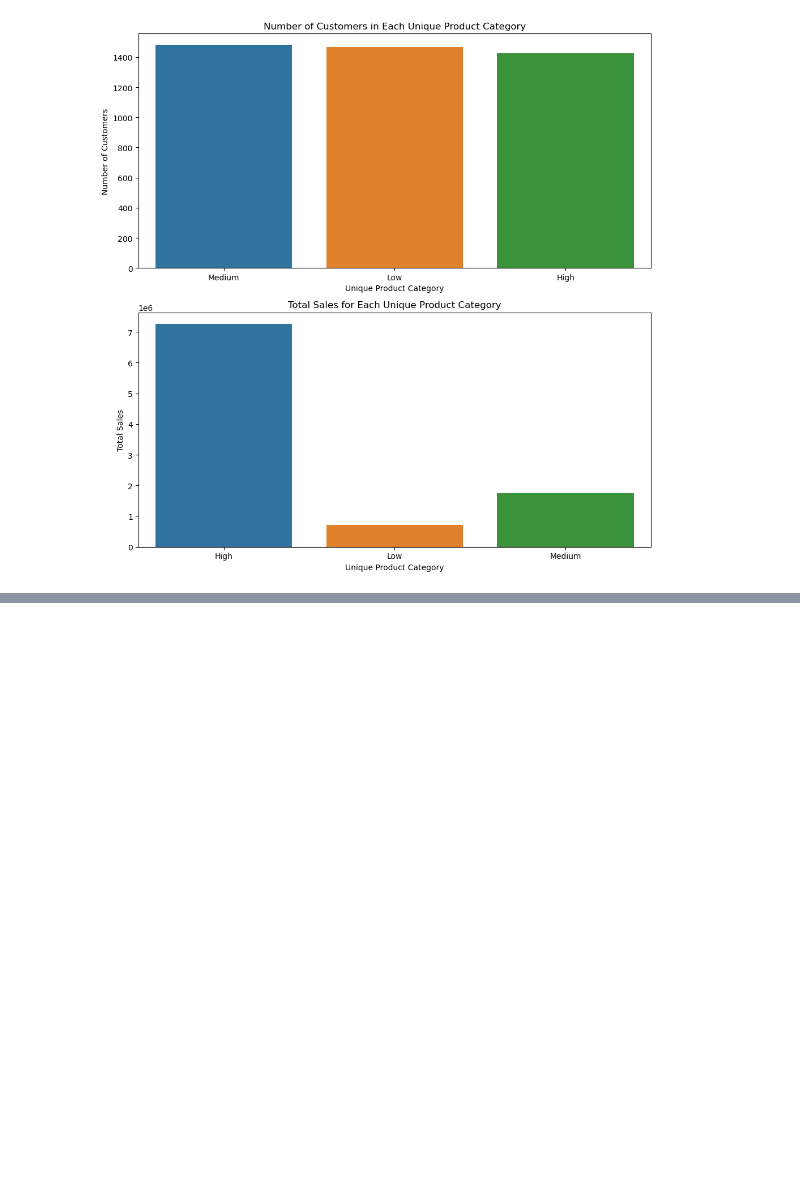
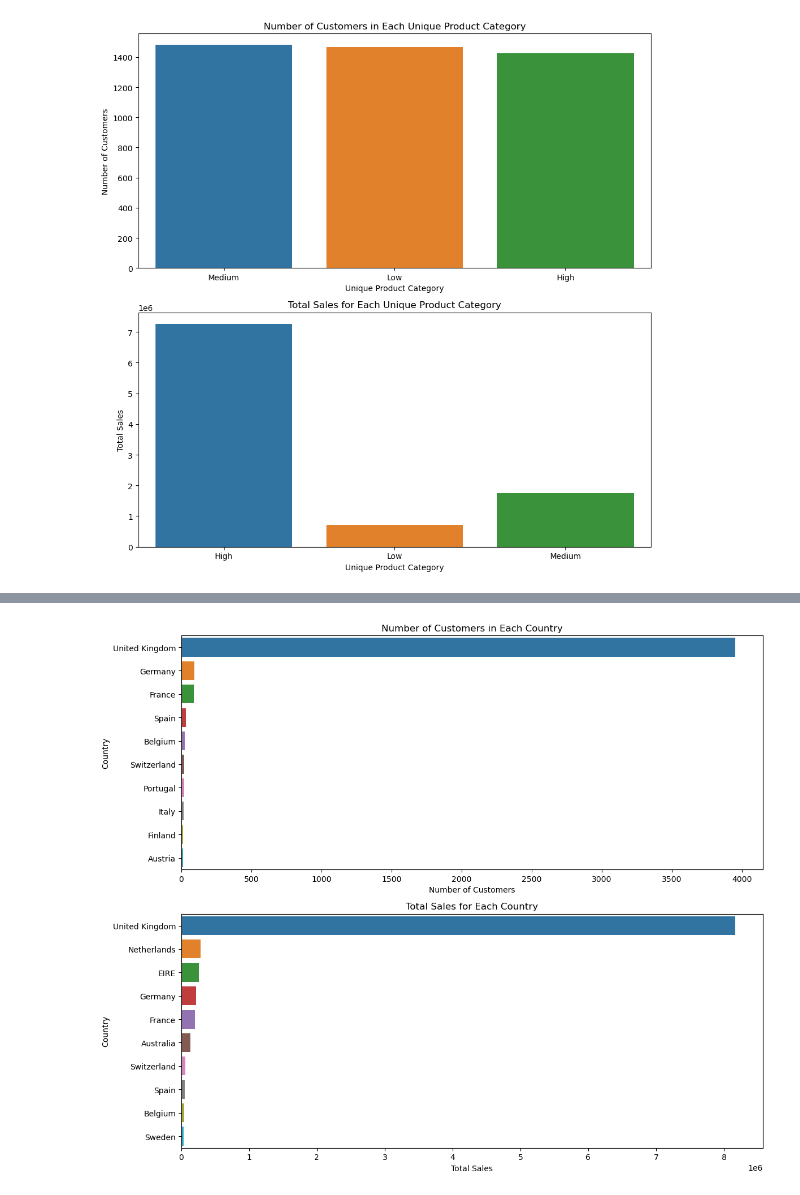
Before and after one commit to raj-rajat/E-Commerce-Analysis---UK, a Jupyter notebook: e-commerce-analysis-uk.ipynb, the cells around one changed output, grey strips where cells are left out. Drawn from its saved outputs; the diff is of its cells as text; code cells hidden in the pictures; blank space fills up the shorter version.

```diff
--- a/e-commerce-analysis-uk.ipynb
+++ b/e-commerce-analysis-uk.ipynb
@@ -808,3 +810,17 @@ plt.tight_layout()
 plt.show()
 # %% [output]
 [figure]
+# %%
+# Calculate the number of customers and total sales in each country
+country_data = df.groupby('Country').agg({'CustomerID': 'nunique', 'TotalSales': 'sum'}).reset_index()
+country_data.columns = ['Country', 'CustomerCount', 'TotalSales']
+
+# Sort the countries by customer count and total sales
+country_data_sorted_by_customers = country_data.sort_values('CustomerCount', ascending=False)
+country_data_sorted_by_sales = country_data.sort_values('TotalSales', ascending=False)
+
+# Identify the top countries in terms of customer count and sales
+top_countries_by_customers = country_data_sorted_by_customers.head(10)
+top_countries_by_sales = country_data_sorted_by_sales.head(10)
+
+top_countries_by_customers, top_countries_by_sales
@@ -810,0 +845,21 @@ plt.show()
+# %%
+# Create subplots
+fig, axs = plt.subplots(2, 1, figsize=(12, 10))
+
+# Plot the number of customers in each country
+sns.barplot(ax=axs[0], x='CustomerCount', y='Country', data=top_countries_by_customers)
+axs[0].set_title('Number of Customers in Each Country')
+axs[0].set_xlabel('Number of Customers')
+axs[0].set_ylabel('Country')
+
+# Plot the total sales for each country
+sns.barplot(ax=axs[1], x='TotalSales', y='Country', data=top_countries_by_sales)
+axs[1].set_title('Total Sales for Each Country')
+axs[1].set_xlabel('Total Sales')
+axs[1].set_ylabel('Country')
+
+# Adjust the layout
+plt.tight_layout()
+plt.show()
+# %% [output]
+[figure, added]
```
Also changed, not shown: parts of 3 cells of this notebook.
